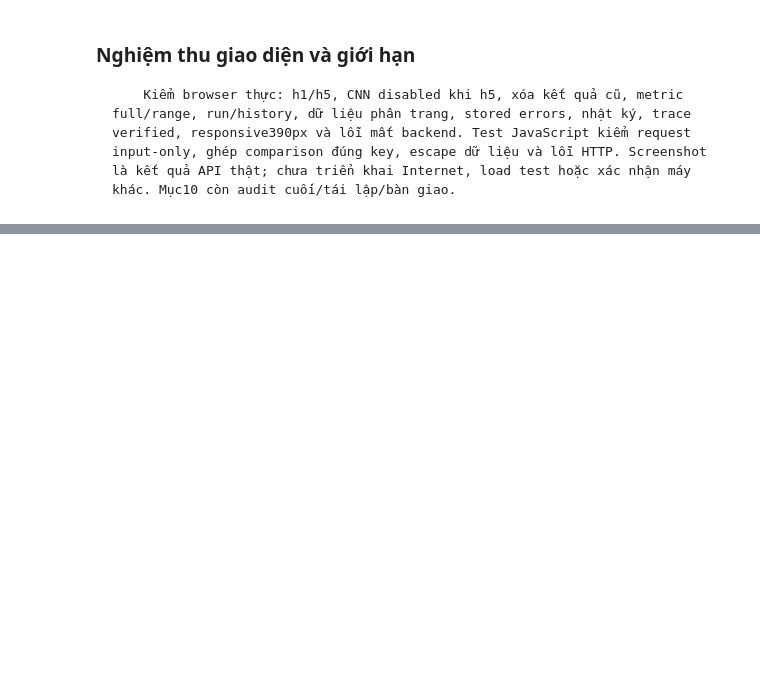
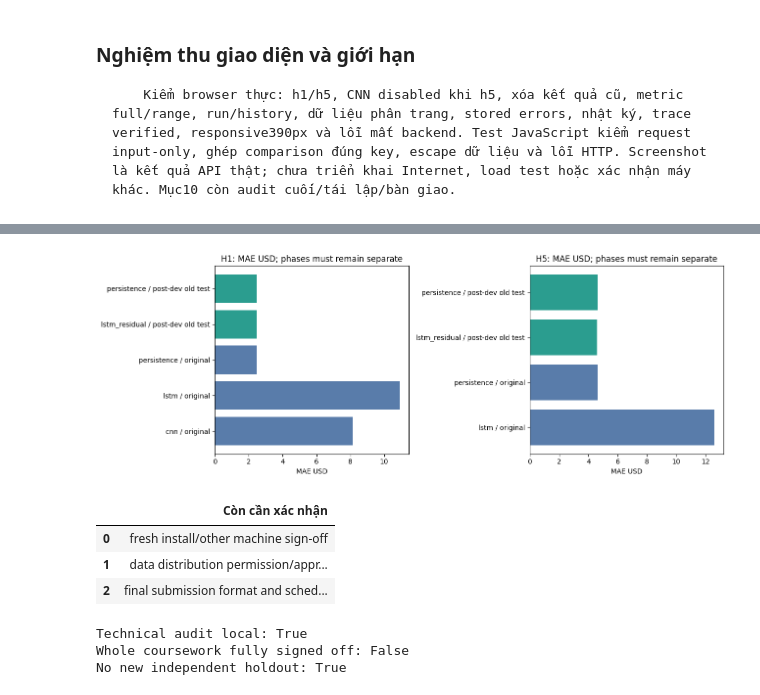
Before and after one commit to baochan24/Stock_Forecasting_Group4, a Jupyter notebook: notebooks/06_TV6_Integration_Evaluation_and_Demo.ipynb, the cells around one changed output, grey strips where cells are left out. Saved outputs shown, nothing was run; the diff lists cells and outputs as text; code cells hidden in the pictures; blank space fills up the shorter version.

Commit message:
Complete TV6 coursework audit and reproducible web handoff

```diff
--- a/notebooks/06_TV6_Integration_Evaluation_and_Demo.ipynb
+++ b/notebooks/06_TV6_Integration_Evaluation_and_Demo.ipynb
@@ -1679,0 +1686,15 @@ Tiếp theo mục10: audit cuối, tái lập và bàn giao; chưa push hoặc u
+# %%
+final_pointer=json.loads((api_root/'logs/audit/tv6_item10_latest.json').read_text(encoding='utf-8'))
+final_path=api_root/final_pointer['evidence']
+final_audit=json.loads(final_path.read_text(encoding='utf-8'))
+assert final_audit['passed'] and not final_audit['training_performed'] and not final_audit['refit_performed']
+from backend.artifacts.research_release import validate_release
+assert validate_release(api_root)['semantic_sha256']==final_audit['release_sha256']
+for name,sha in final_audit['source_hashes'].items():
+    assert hashlib.sha256((api_root/name).read_bytes()).hexdigest()==sha,name
+display(pd.DataFrame(final_audit['requirements']))
+final_scores=pd.read_csv(final_path.parent/'comparison.csv')
+display(final_scores[['phase','method','horizon','seeds','samples','errors','mae','mae_std','rmse','rmse_std']])
+print('Core JUnit (có subtests):',final_audit['core_regression'])
+print('Real TV1 tests:',final_audit['real_tv1_tests'])
+print('Acquisition offline:',final_audit['acquisition_tests'])
@@ -1679,0 +1729,21 @@ Tiếp theo mục10: audit cuối, tái lập và bàn giao; chưa push hoặc u
+# %%
+fig,axes=plt.subplots(1,2,figsize=(13,4.8))
+for ax,h in zip(axes,[1,5]):
+    selected=final_scores[final_scores.horizon==h].copy()
+    labels=[r.method+' / '+('original' if r.phase=='original_locked_test' else 'post-dev old test') for r in selected.itertuples()]
+    ax.barh(labels,selected.mae,color=['#597caa' if p=='original_locked_test' else '#2b9d8f' for p in selected.phase])
+    ax.set(title=f'H{h}: MAE USD; phases must remain separate',xlabel='MAE USD')
+fig.tight_layout();plt.show()
+display(pd.DataFrame({'Còn cần xác nhận':final_audit['open_items']}))
+print('Technical audit local:',final_audit['passed'])
+print('Whole coursework fully signed off:',final_audit['all_coursework_requirements_fully_signed_off'])
+print('No new independent holdout:',not final_audit['independent_holdout'])
+# %% [output]
+[figure, added]
+|  | Còn cần xác nhận |
+| 0 | fresh install/other machine sign-off |
+| 1 | data distribution permission/appr... |
+| 2 | final submission format and sched... |
+Technical audit local: True
+Whole coursework fully signed off: False
+No new independent holdout: True
```
Also changed, not shown: parts of 11 cells of this notebook, 35 other files.
